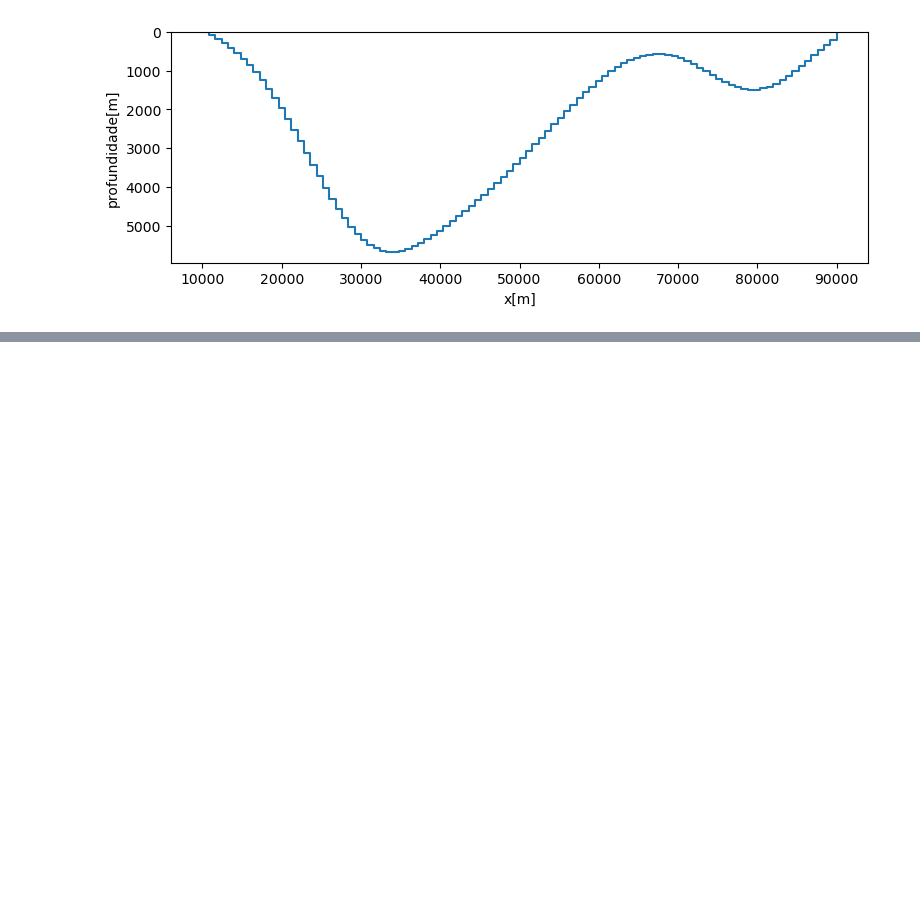
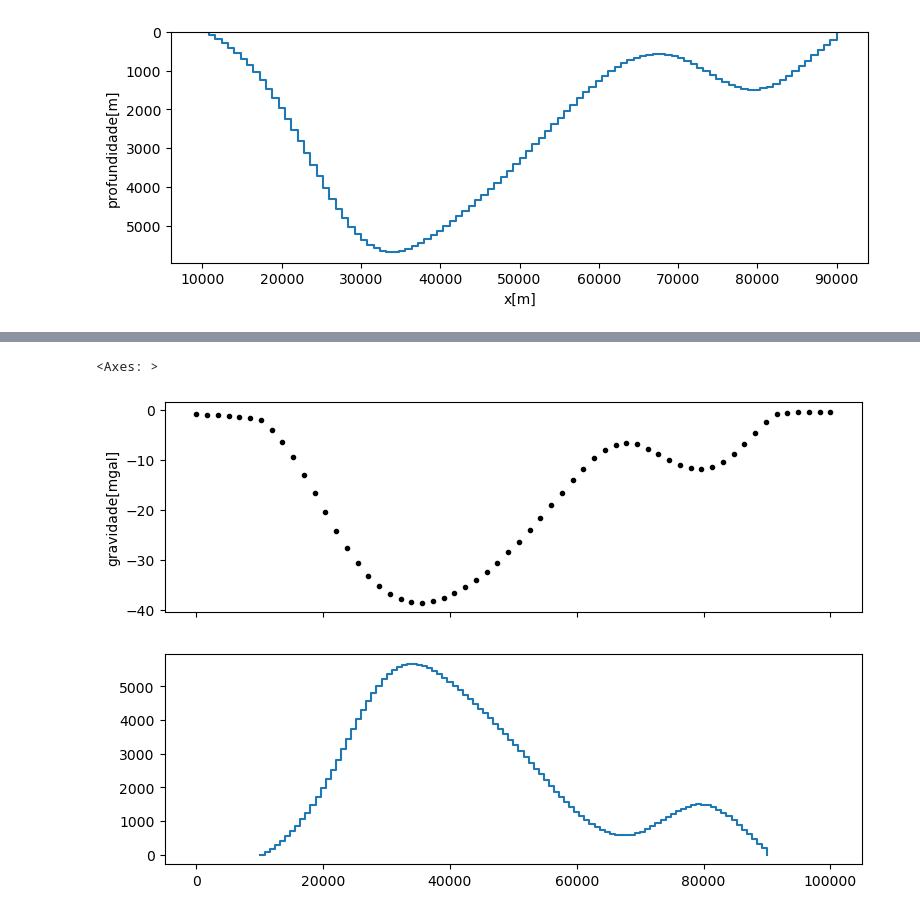
Before and after one commit to YagoMCastro/inversion-msc-2025, a Jupyter notebook: bacias.ipynb, the cells around one changed output, grey strips where cells are left out. Drawn from its saved outputs; the diff is of its cells as text; code cells hidden in the pictures; blank space fills up the shorter version.

```diff
--- a/bacias.ipynb
+++ b/bacias.ipynb
@@ -48,0 +72,11 @@ plota_prismas(profundidades, x_min, x_max)
+# %%
+fig, axes = plt.subplots(2,1, figsize=(9,6), sharex=True)
+
+ax = axes[0]
+ax.plot(x, dados, ".k")
+ax.set_ylabel("gravidade[mgal]")
+
+plota_prismas(profundidades, x_min, x_max, ax=axes[1])
+# %% [output]
+<Axes: >
+[figure, added]
```
Also changed, not shown: parts of 3 cells of this notebook.
